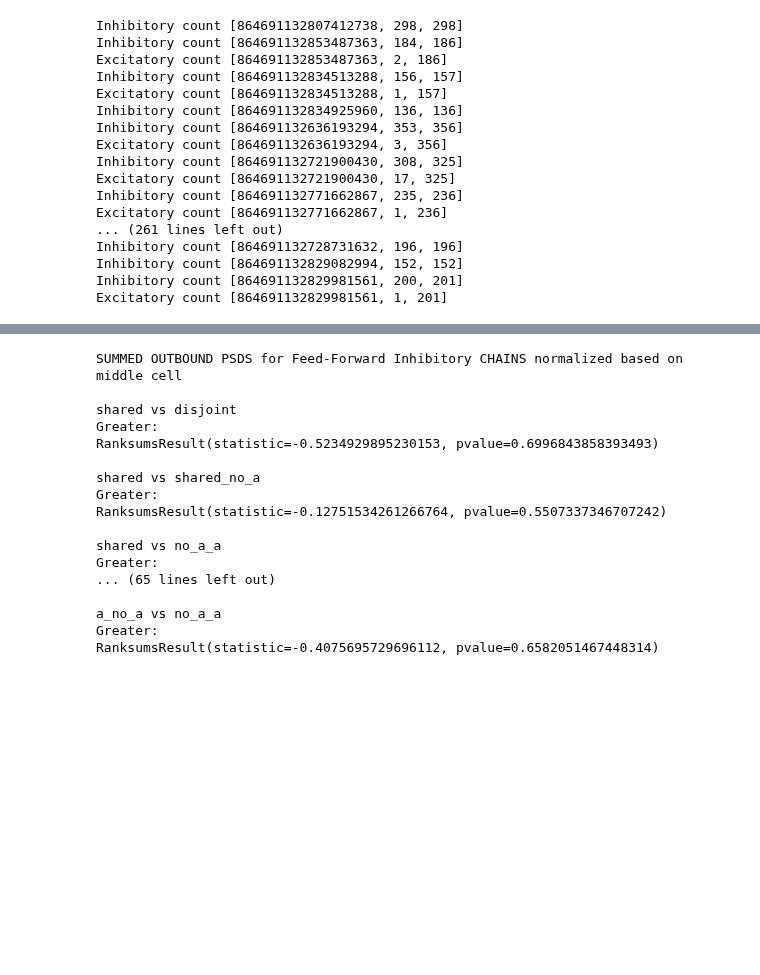
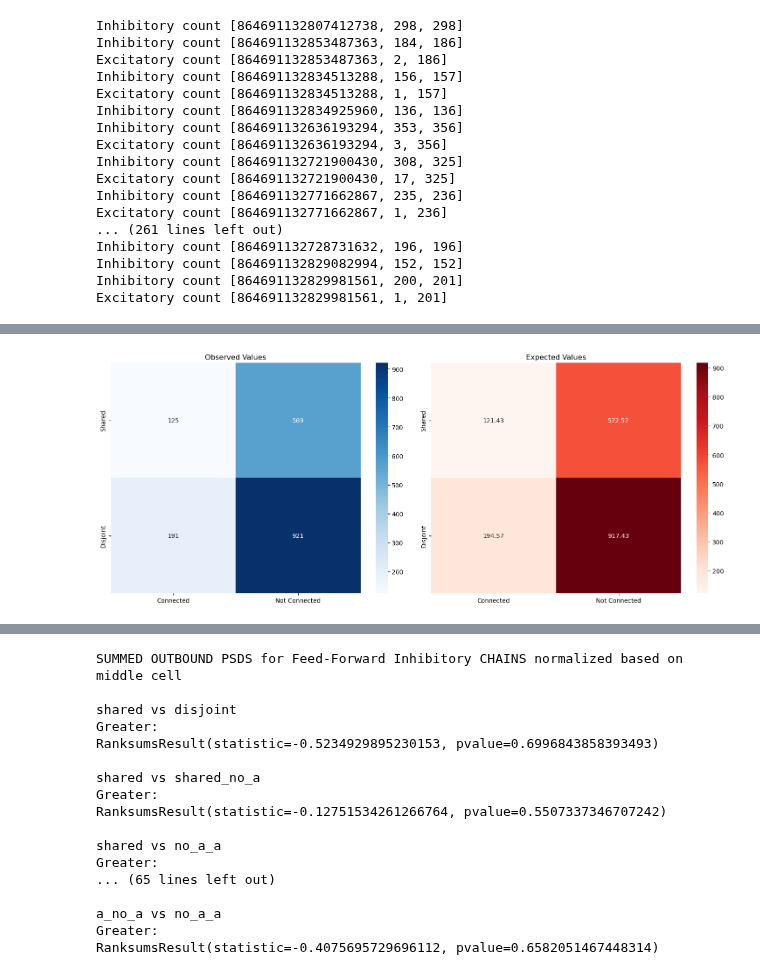
Before and after one commit to Jawagnercarena/Assembly_Organization, a Jupyter notebook: files_to_discuss/SK_chain_participataion_set_analysis_12thNov.ipynb, the cells around one changed output, grey strips where cells are left out. Cells and saved outputs as stored; diff of their text form; code cells hidden in the pictures; blank space fills up the shorter version.

Commit message:
Multisynaptic chain analysis - alternate analysis comparing all possible pairs in condition functions(shared, disjoint, shared_no_a, no_a_a, a_no_a)

```diff
--- a/files_to_discuss/SK_chain_participataion_set_analysis_12thNov.ipynb
+++ b/files_to_discuss/SK_chain_participataion_set_analysis_12thNov.ipynb
@@ -348,6 +371,7 @@ for cond_function in C:
                         k = mappings_a['connectome_index_to_root_id'][cell_b]
                         W_out_feed_forward_inhibition_chains[cond_function.__name__][j] = (W_out_feed_forward_inhibition_chains[cond_function.__name__].get(j, 0) +
                         (w_jk[(j, k)]* w_ki[(k,i)]) )
+                        W_inhibitory[(j,i)] = W_out_feed_forward_inhibition_chains[cond_function.__name__][j]
 
                     elif classification_map[cell_b] == 'excitatory':
                         k = mappings_a['connectome_index_to_root_id'][cell_b]
@@ -355,6 +379,7 @@ for cond_function in C:
                             W_out_excitatory_chains[cond_function.__name__].get(j, 0) +
                             (w_jkE[(j,k)]*w_kiE[(k,i)])
                         )
+                        W_excitatory[(j,i)] = W_out_excitatory_chains[cond_function.__name__][j]
 
         if j in W_out_feed_forward_inhibition_chains[cond_function.__name__]:
            W_out_feed_forward_inhibition_chains[cond_function.__name__][j] /= normalizing_factor
@@ -726,0 +744,18 @@ for cond_function in C:
+# %%
+#calculate connectivity probabilities by connection type
+
+B_pair_excitatory = {}
+B_pair_inhibitory = {}
+
+for cond_function in C:
+    # Initialize dictionaries per connection type
+
+    B_pair_excitatory[cond_function.__name__] = {}
+    B_pair_inhibitory[cond_function.__name__] = {}
+
+    # Process all (j, i) pairs from excitatory/inhibitory dictionaries
+    for (j, i) in W_excitatory.keys(): #keys are the same(all assembly pre and posts), exc or inh doesn't matter
+        if cond_function(j, i, A):
+            # Set binary connectivity for each connection type
+            B_pair_excitatory[cond_function.__name__][(j, i)] = 1 if W_excitatory[(j, i)] > 0 else 0
+            B_pair_inhibitory[cond_function.__name__][(j, i)] = 1 if W_inhibitory[(j, i)] > 0 else 0
@@ -726,0 +796,69 @@ for cond_function in C:
+# %%
+import scipy.stats as stats
+import matplotlib.pyplot as plt
+import seaborn as sns
+
+
+def chi_squared_analysis(data):
+    """
+    Perform a chi-squared test of independence on a contingency table, visualize observed and expected values,
+    and display the chi-squared test statistic, degrees of freedom, and p-value.
+
+    Parameters:
+    data (pd.DataFrame): A DataFrame representing the contingency table.
+
+    """
+    # Perform the chi-squared test
+    chi2, p, dof, expected = stats.chi2_contingency(data)
+
+    # Convert expected values to DataFrame for easy visualization
+    expected_df = pd.DataFrame(expected, index=data.index, columns=data.columns)
+
+    # Plot observed and expected values side by side
+    fig, axes = plt.subplots(1, 2, figsize=(15, 6))
+
+    sns.heatmap(data, annot=True, fmt=".0f", cmap="Blues", ax=axes[0])
+    axes[0].set_title("Observed Values")
+
+    sns.heatmap(expected_df, annot=True, fmt=".2f", cmap="Reds", ax=axes[1])
+    axes[1].set_title("Expected Values")
+
+    plt.tight_layout()
+    plt.show()
+
+    # Display the chi-squared test results
+    print(f"Chi-squared Statistic: {chi2:.2f}")
+    print(f"Degrees of Freedom: {dof}")
+    print(f"P-value: {p:.4f}")
+
+
+
+excitatory_shared_connected = sum(1 for pair, val in B_pair_excitatory['shared'].items() if val == 1)
+excitatory_shared_not_connected = sum(1 for pair, val in B_pair_excitatory['shared'].items() if val == 0)
+excitatory_disjoint_connected = sum(1 for pair, val in B_pair_excitatory['disjoint'].items() if val == 1)
+excitatory_disjoint_not_connected = sum(1 for pair, val in B_pair_excitatory['disjoint'].items() if val == 0)
+
+excitatory_contingency_table = pd.DataFrame({
+    'Connected': [excitatory_shared_connected, excitatory_disjoint_connected],
+    'Not Connected': [excitatory_shared_not_connected, excitatory_disjoint_not_connected]
+}, index=['Shared', 'Disjoint'])
+
+print("Excitatory Chain Contingency Table:")
+print(excitatory_contingency_table)
+chi_squared_analysis(excitatory_contingency_table)  # Perform chi-squared analysis for excitatory chains
+
+# Inhibitory Chain Contingency Table
+inhibitory_shared_connected = sum(1 for pair, val in B_pair_inhibitory['shared'].items() if val == 1)
+inhibitory_shared_not_connected = sum(1 for pair, val in B_pair_inhibitory['shared'].items() if val == 0)
+inhibitory_disjoint_connected = sum(1 for pair, val in B_pair_inhibitory['disjoint'].items() if val == 1)
+inhibitory_disjoint_not_connected = sum(1 for pair, val in B_pair_inhibitory['disjoint'].items() if val == 0)
+
+inhibitory_contingency_table = pd.DataFrame({
+    'Connected': [inhibitory_shared_connected, inhibitory_disjoint_connected],
+    'Not Connected': [inhibitory_shared_not_connected, inhibitory_disjoint_not_connected]
+}, index=['Shared', 'Disjoint'])
+
+print("\nInhibitory Chain Contingency Table:")
+print(inhibitory_contingency_table)
+chi_squared_analysis(inhibitory_contingency_table)  # Perform chi-squared analysis for inhibitory chains
+# %% [output]
@@ -726,0 +869 @@ for cond_function in C:
+[figure, added]
```
Also changed, not shown: parts of 61 cells of this notebook.
